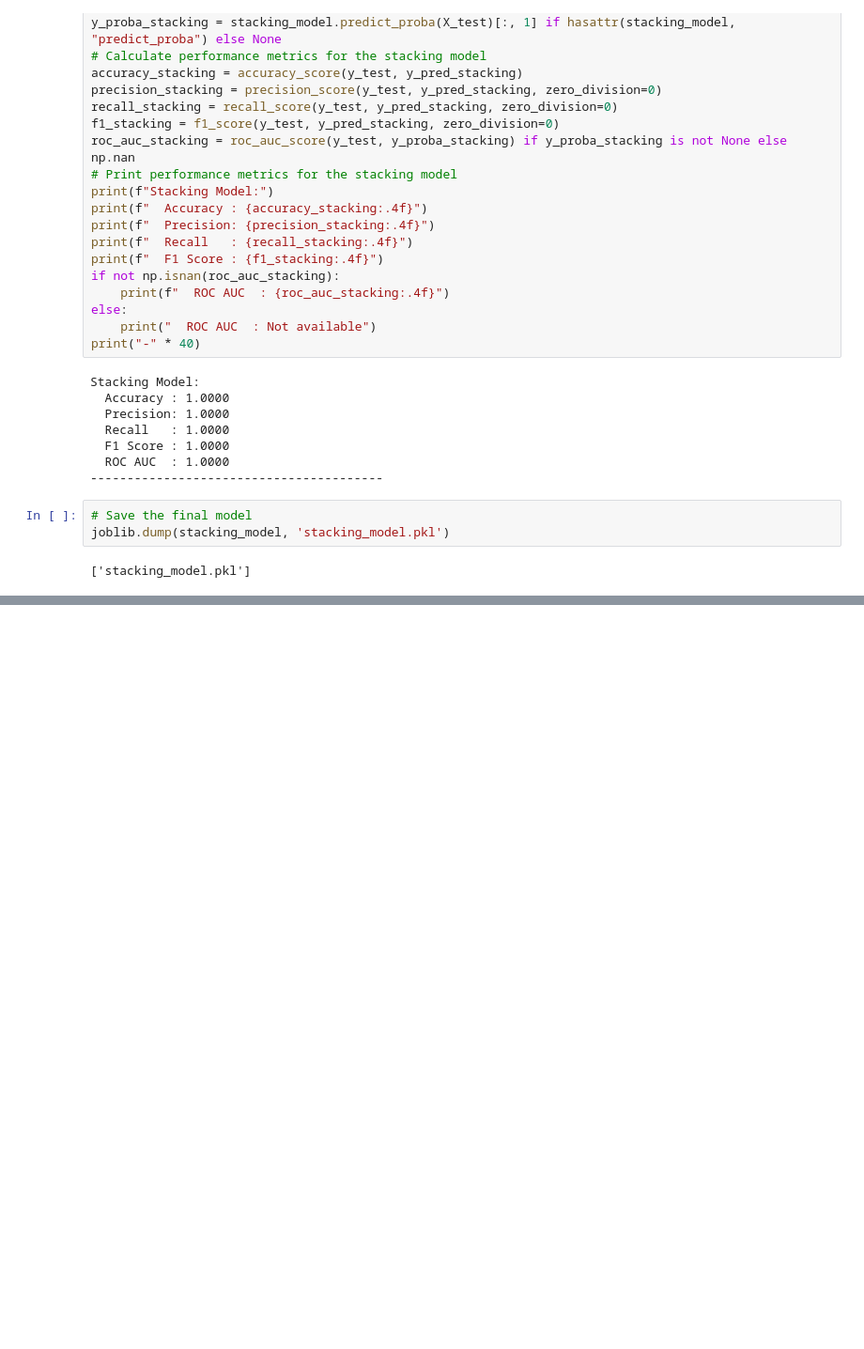
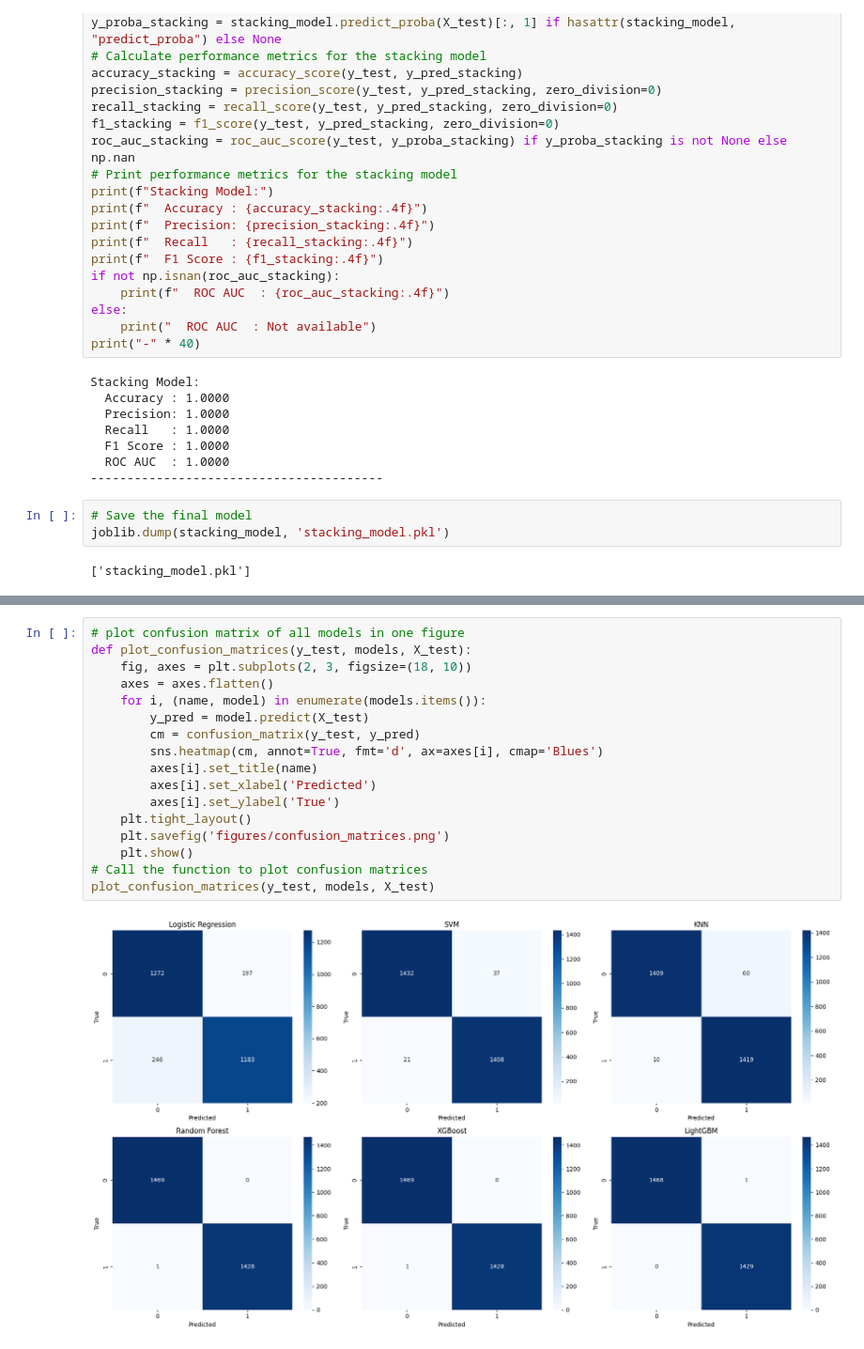
Before and after one commit to mdjubaer12/ML-Based-Decision-Support-for-Rice-Cultivation-Suitability-in-Bangladesh, a Jupyter notebook: rice_yield_analysis.ipynb, the cells around one changed output, grey strips where cells are left out. Shown at 94% size. Cells and saved outputs as stored; diff of their text form; blank space fills up the shorter version.

```diff
--- a/rice_yield_analysis.ipynb
+++ b/rice_yield_analysis.ipynb
@@ -500,0 +551,19 @@ joblib.dump(stacking_model, 'stacking_model.pkl')
+# %%
+# plot confusion matrix of all models in one figure
+def plot_confusion_matrices(y_test, models, X_test):
+    fig, axes = plt.subplots(2, 3, figsize=(18, 10))
+    axes = axes.flatten()
+    for i, (name, model) in enumerate(models.items()):
+        y_pred = model.predict(X_test)
+        cm = confusion_matrix(y_test, y_pred)
+        sns.heatmap(cm, annot=True, fmt='d', ax=axes[i], cmap='Blues')
+        axes[i].set_title(name)
+        axes[i].set_xlabel('Predicted')
+        axes[i].set_ylabel('True')
+    plt.tight_layout()
+    plt.savefig('figures/confusion_matrices.png')
+    plt.show()
+# Call the function to plot confusion matrices
+plot_confusion_matrices(y_test, models, X_test)
+# %% [output]
+[figure, added]
```
Also changed, not shown: parts of 3 cells of this notebook, 5 other files.
